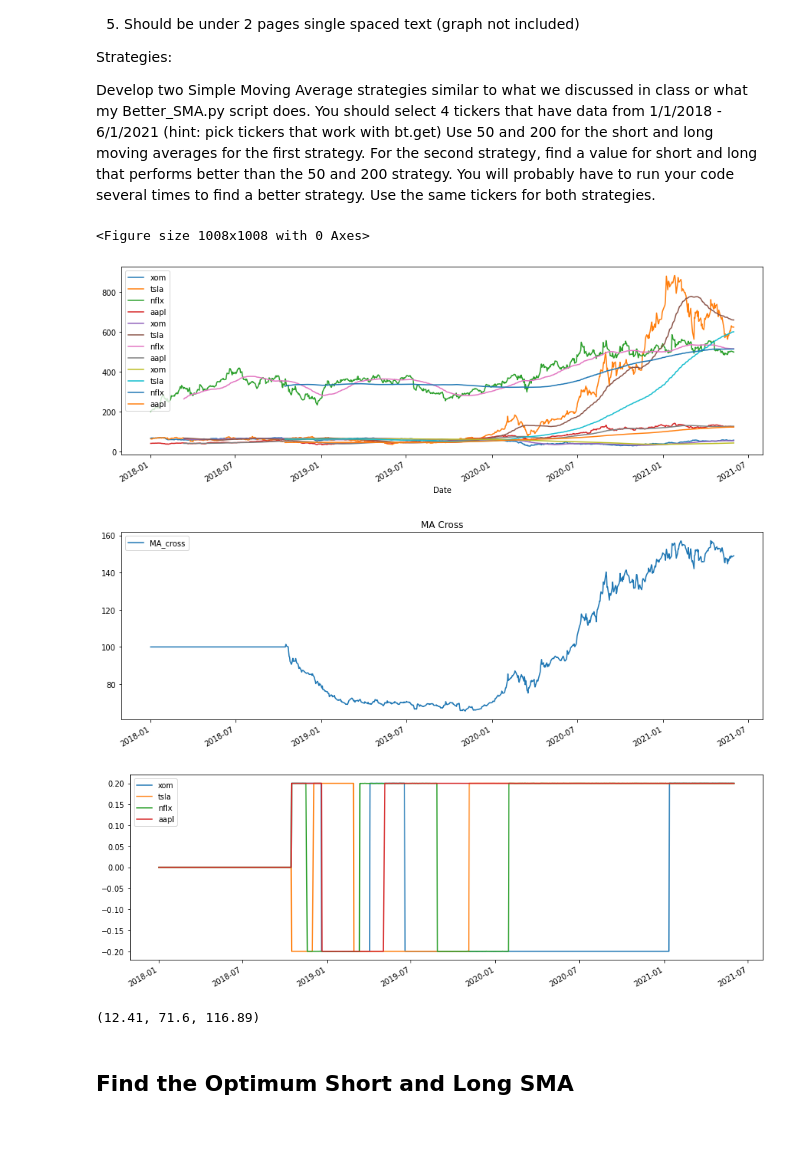
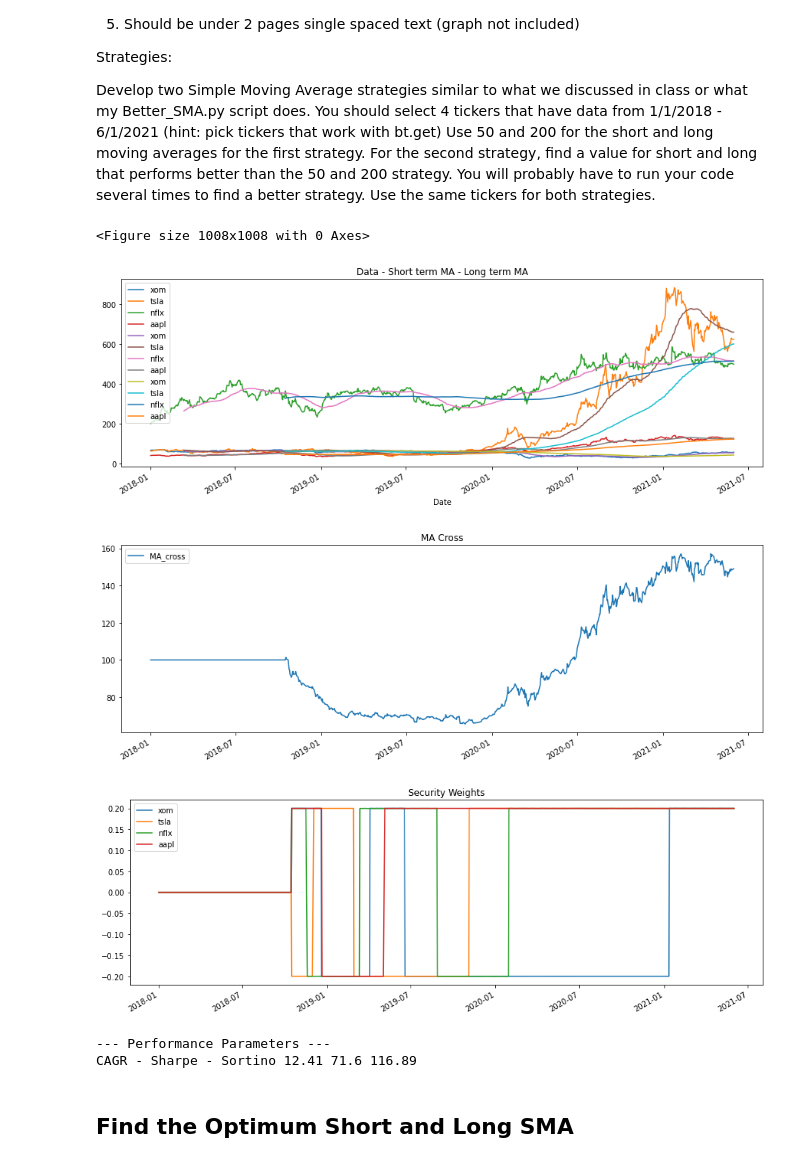
Before and after one commit to kartskri/FinancialTrading, a Jupyter notebook: project/Homework2.ipynb, the cells around one changed output. Saved outputs shown, nothing was run; the diff lists cells and outputs as text; code cells hidden in the pictures; blank space fills up the shorter version.

```diff
--- a/project/Homework2.ipynb
+++ b/project/Homework2.ipynb
@@ -38,7 +38,7 @@ def moving_average_cross(tickers, start_date, end_date, short_period, long_perio
     # Merge Long and ShortSMA
     if(graphs):
         plt.figure(figsize=(14,14))
-        plot = bt.merge(data, sma_short, sma_long).plot(figsize=(15, 5))
+        plot = bt.merge(data, sma_short, sma_long).plot(figsize=(15, 5), title='Data - Short term MA - Long term MA')
         plt.show()
     # Handle Target Weights
     target_weights = sma_long.copy()
@@ -73,24 +73,23 @@ tgt_weight = 0.2
 # %%
 bt_result = moving_average_cross(tickers, start_date, end_date, short_period,
                                  long_period, tgt_weight, True)
+
+bt_result.plot(title='MA Cross')
+plt.show()
+
+bt_result.plot_security_weights(title='Security Weights')
+plt.show()
+
+print('--- Performance Parameters ---')
+cagr, sharpe, sortino = core_params(bt_result)
+print('CAGR - Sharpe - Sortino', cagr, sharpe, sortino)
 # %% [output]
 <Figure size 1008x1008 with 0 Axes>
-[figure, old version]
+[figure, new version]
+[figure, added]
+[figure, added]
+--- Performance Parameters ---
+CAGR - Sharpe - Sortino 12.41 71.6 116.89
-# %%
-bt_result.plot(title='MA Cross')
-plt.show()
-# %% [output]
-[figure, removed]
-# %%
-bt_result.plot_security_weights()
-plt.show()
-# %% [output]
-[figure, removed]
-# %%
-cagr, sharpe, sortino = core_params(bt_result)
-cagr, sharpe, sortino
-# %% [output]
-(12.41, 71.6, 116.89)
 # %% [markdown]
 ## Find the Optimum Short and Long SMA
 # %%
```
Also changed, not shown: parts of 9 cells of this notebook, 1 other file.
